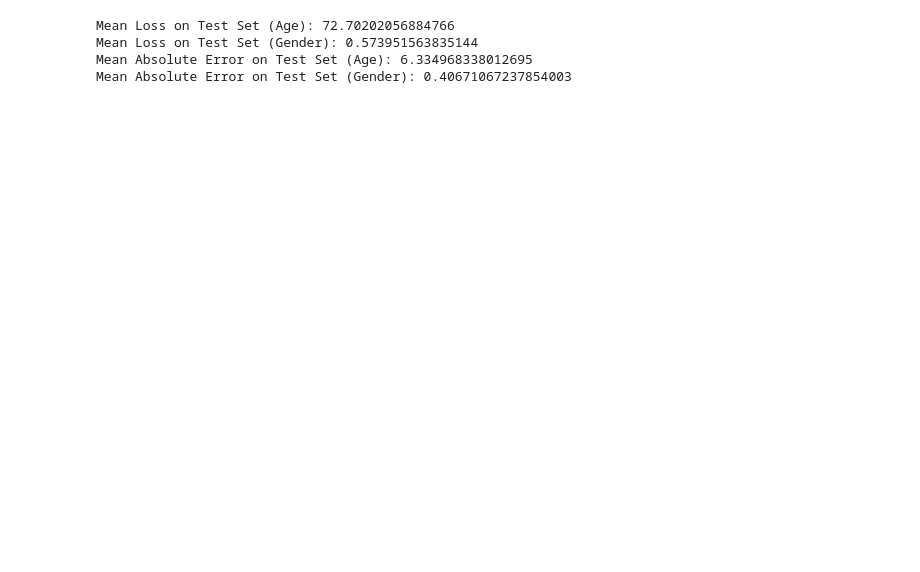
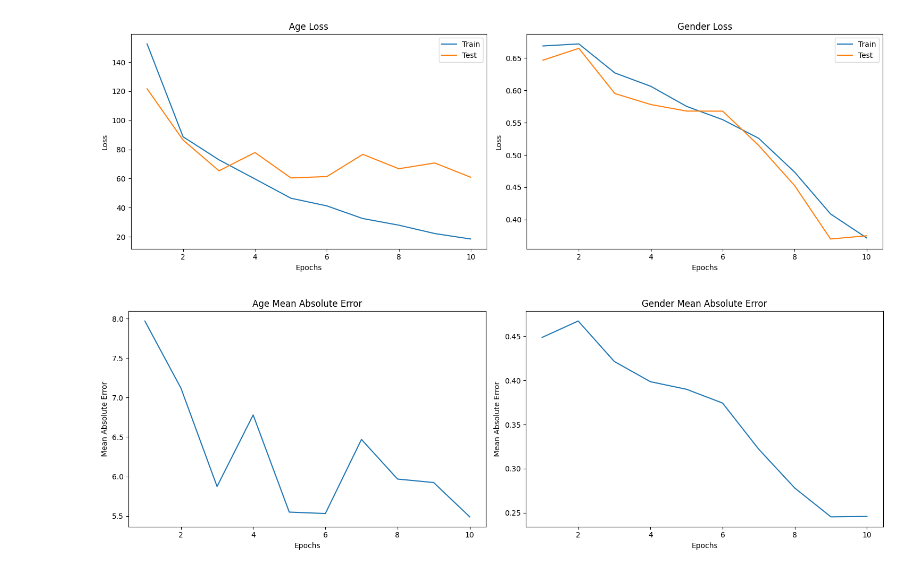
Before and after one commit to mhvalvur/cmpe258project, a Jupyter notebook: age_gender_prediction_model.ipynb, the cells around one changed output. Cells and saved outputs as stored; diff of their text form; code cells hidden in the pictures; blank space fills up the shorter version.

Commit message:
Improved model performance

```diff
--- a/age_gender_prediction_model.ipynb
+++ b/age_gender_prediction_model.ipynb
@@ -114,52 +205,44 @@ Epoch 10, Train Loss (Age): 29.25818675994873, Train Loss (Gender): 0.6453408765
 # %%
-# Evaluate the model
-model.eval()
-total_loss_age = 0.0
-total_loss_gender = 0.0
-total_absolute_error_age = 0.0
-total_absolute_error_gender = 0.0
-num_samples = 0
+# Plotting
+epochs = range(1, num_epochs + 1)
 
-with torch.no_grad():  # disable gradient calculation during evaluation
-    for images, ages, genders in test_loader:
-        images, ages, genders = images.to(device), ages.to(device), genders.to(device)  # Move to device
-        predicted_ages, predicted_genders = model(images)
+plt.figure(figsize=(15, 5))
 
-        # absolute errors
-        absolute_error_age = torch.abs(predicted_ages - ages.float().unsqueeze(1))
-        absolute_error_gender = torch.abs(predicted_genders - genders.float().unsqueeze(1))
+plt.subplot(1, 2, 1)
+plt.plot(epochs, train_loss_age_values, label='Train')
+plt.plot(epochs, test_loss_age_values, label='Test')
+plt.title('Age Loss')
+plt.xlabel('Epochs')
+plt.ylabel('Loss')
+plt.legend()
 
-        # sum the absolute errors over the batch
-        total_absolute_error_age += torch.sum(absolute_error_age).item()
-        total_absolute_error_gender += torch.sum(absolute_error_gender).item()
+plt.subplot(1, 2, 2)
+plt.plot(epochs, train_loss_gender_values, label='Train')
+plt.plot(epochs, test_loss_gender_values, label='Test')
+plt.title('Gender Loss')
+plt.xlabel('Epochs')
+plt.ylabel('Loss')
+plt.legend()
 
-        # compute loss
-        loss_age = criterion_age(predicted_ages, ages.float().unsqueeze(1))
-        loss_gender = criterion_gender(predicted_genders, genders.float().unsqueeze(1))
+plt.tight_layout()
+plt.show()
 
-        # sum of losses over the batch
-        total_loss_age += loss_age.item() * len(images)
-        total_loss_gender += loss_gender.item() * len(images)
+plt.figure(figsize=(15, 5))
 
-        num_samples += len(images)
+plt.subplot(1, 2, 1)
+plt.plot(epochs, test_mae_age_values)
+plt.title('Age Mean Absolute Error')
+plt.xlabel('Epochs')
+plt.ylabel('Mean Absolute Error')
 
-# compute mean loss
-mean_loss_age = total_loss_age / num_samples
-mean_loss_gender = total_loss_gender / num_samples
+plt.subplot(1, 2, 2)
+plt.plot(epochs, test_mae_gender_values)
+plt.title('Gender Mean Absolute Error')
+plt.xlabel('Epochs')
+plt.ylabel('Mean Absolute Error')
 
-# Compute Mean Absolute Error
-mean_absolute_error_age = total_absolute_error_age / num_samples
-mean_absolute_error_gender = total_absolute_error_gender / num_samples
-
-# Print mean loss and MAE for age and gender predictions
-print(f"Mean Loss on Test Set (Age): {mean_loss_age}")
-print(f"Mean Loss on Test Set (Gender): {mean_loss_gender}")
-print(f"Mean Absolute Error on Test Set (Age): {mean_absolute_error_age}")
-print(f"Mean Absolute Error on Test Set (Gender): {mean_absolute_error_gender}")
-
-torch.save(model.state_dict(), 'age_gender_prediction_model.pth')
+plt.tight_layout()
+plt.show()
 # %% [output]
-Mean Loss on Test Set (Age): 72.70202056884766
-Mean Loss on Test Set (Gender): 0.573951563835144
-Mean Absolute Error on Test Set (Age): 6.334968338012695
-Mean Absolute Error on Test Set (Gender): 0.40671067237854003
+[figure, added]
+[figure, added]
```
Also changed, not shown: parts of 2 cells of this notebook, 1 other file.
